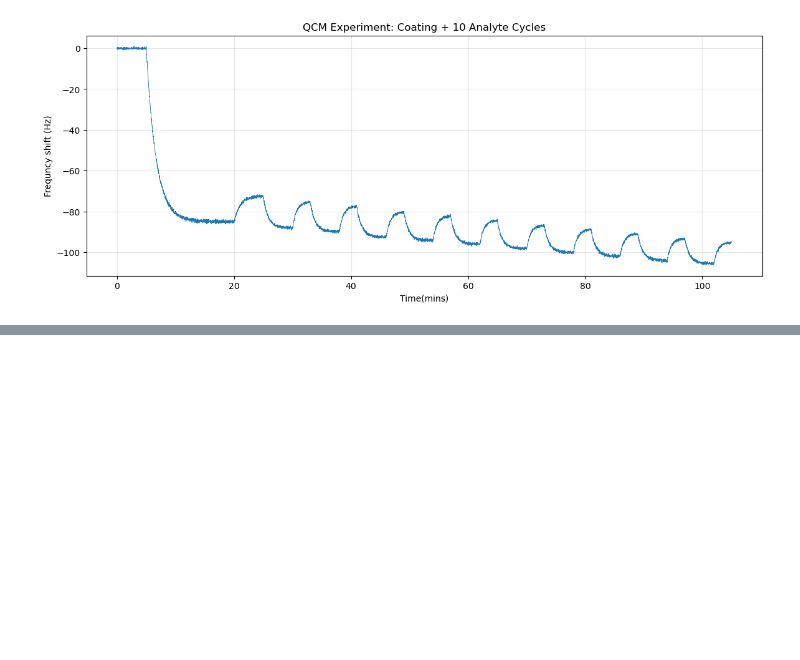
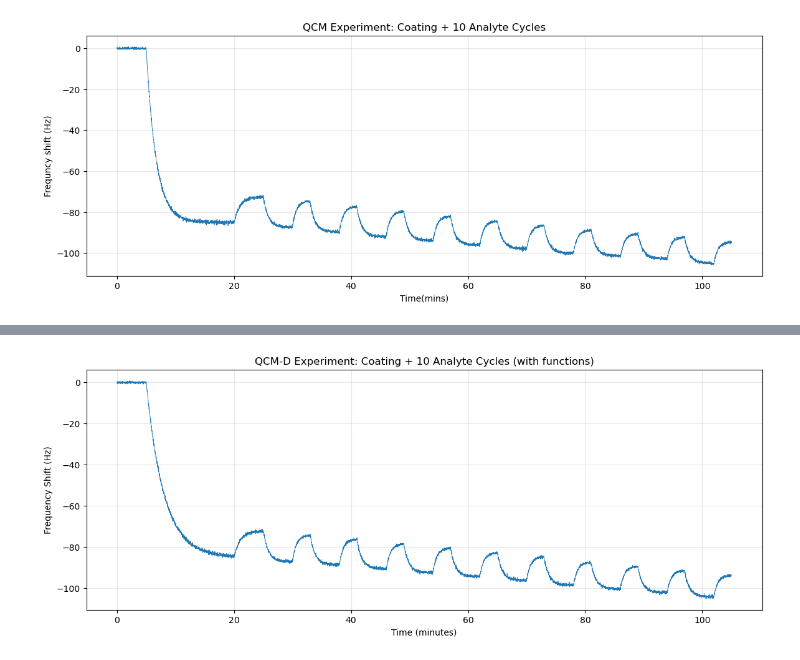
Before and after one commit to Sahanatavaragondi/qcm-polymer-coating-analysis, a Jupyter notebook: qcm_reusability_analysis.ipynb, the cells around one changed output, grey strips where cells are left out. Drawn from its saved outputs; the diff is of its cells as text; code cells hidden in the pictures; blank space fills up the shorter version.

Commit message:
Rebuild experiment with reusable functions

```diff
--- a/qcm_reusability_analysis.ipynb
+++ b/qcm_reusability_analysis.ipynb
@@ -80,0 +104,88 @@ Cycle 10: response = 12.3 Hz
+# %%
+def generate_baseline(duration, noise_level=0.3):
+    n_points = int(duration)
+    time = np.arange(0, duration, 1)
+    signal = np.random.normal(0, noise_level, n_points)
+    return time, signal
+
+def generate_adsorption(duration, final_value, tau, noise_level=0.5):
+    n_points = int(duration)
+    time = np.arange(0, duration, 1)
+    signal = final_value * (1 - np.exp(-time / tau))
+    noise = np.random.normal(0, noise_level, n_points)
+    return time, signal + noise
+
+def generate_rinse(duration, start_value, recovery_fraction, tau, noise_level=0.4):
+    n_points = int(duration)
+    time = np.arange(0, duration, 1)
+    recovery = abs(start_value) * recovery_fraction * (1 - np.exp(-time / tau))
+    signal = start_value + recovery
+    noise = np.random.normal(0, noise_level, n_points)
+    return time, signal + noise
+
+all_time = []
+all_freq = []
+current_time = 0
+
+# Baseline (5 min)
+t, sig = generate_baseline(300, 0.3)
+all_time.append(t + current_time)
+all_freq.append(sig)
+current_time += 300
+
+# Coating (15 min)
+t, sig = generate_adsorption(900, -85, 180, 0.5)
+sig = sig + all_freq[-1][-1]
+all_time.append(t + current_time)
+all_freq.append(sig)
+current_time += 900
+
+# Post-coating rinse (5 min)
+coating_end = all_freq[-1][-1]
+t, sig = generate_rinse(300, coating_end, 0.15, 60, 0.4)
+all_time.append(t + current_time)
+all_freq.append(sig)
+current_time += 300
+
+# 10 analyte cycles
+current_level = all_freq[-1][-1]
+base_response = -15.0
+
+for cycle in range(10):
+    degradation = 1.0 - 0.02 * cycle
+    response = base_response * degradation
+
+    # Analyte exposure (5 min)
+    t, sig = generate_adsorption(300, response, 50, 0.4)
+    sig = sig + current_level
+    all_time.append(t + current_time)
+    all_freq.append(sig)
+    current_time += 300
+
+    # Analyte rinse (3 min) - written directly, not using generate_rinse
+    t_rns = np.arange(0, 180, 1)
+    exp_end = all_freq[-1][-1]
+    drop = abs(exp_end - current_level)
+    recovery_amount = drop * 0.85
+    recovery_curve = recovery_amount * (1 - np.exp(-t_rns / 40))
+    rns = exp_end + recovery_curve + np.random.normal(0, 0.35, 180)
+
+    all_time.append(t_rns + current_time)
+    all_freq.append(rns)
+    current_time += 180
+
+    current_level = rns[-1]
+    print(f"Cycle {cycle + 1}: response = {abs(response):.1f} Hz")
+
+# Combine and plot
+time_all = np.concatenate(all_time)
+frequency_all = np.concatenate(all_freq)
+
+plt.figure(figsize=(14, 5))
+plt.plot(time_all / 60, frequency_all, linewidth=0.6)
+plt.xlabel("Time (minutes)")
+plt.ylabel("Frequency Shift (Hz)")
+plt.title("QCM-D Experiment: Coating + 10 Analyte Cycles (with functions)")
+plt.grid(True, alpha=0.3)
+plt.show()
+# %% [output]
@@ -80,0 +202 @@ Cycle 10: response = 12.3 Hz
+[figure, added]
```
Also changed, not shown: parts of 3 cells of this notebook.
